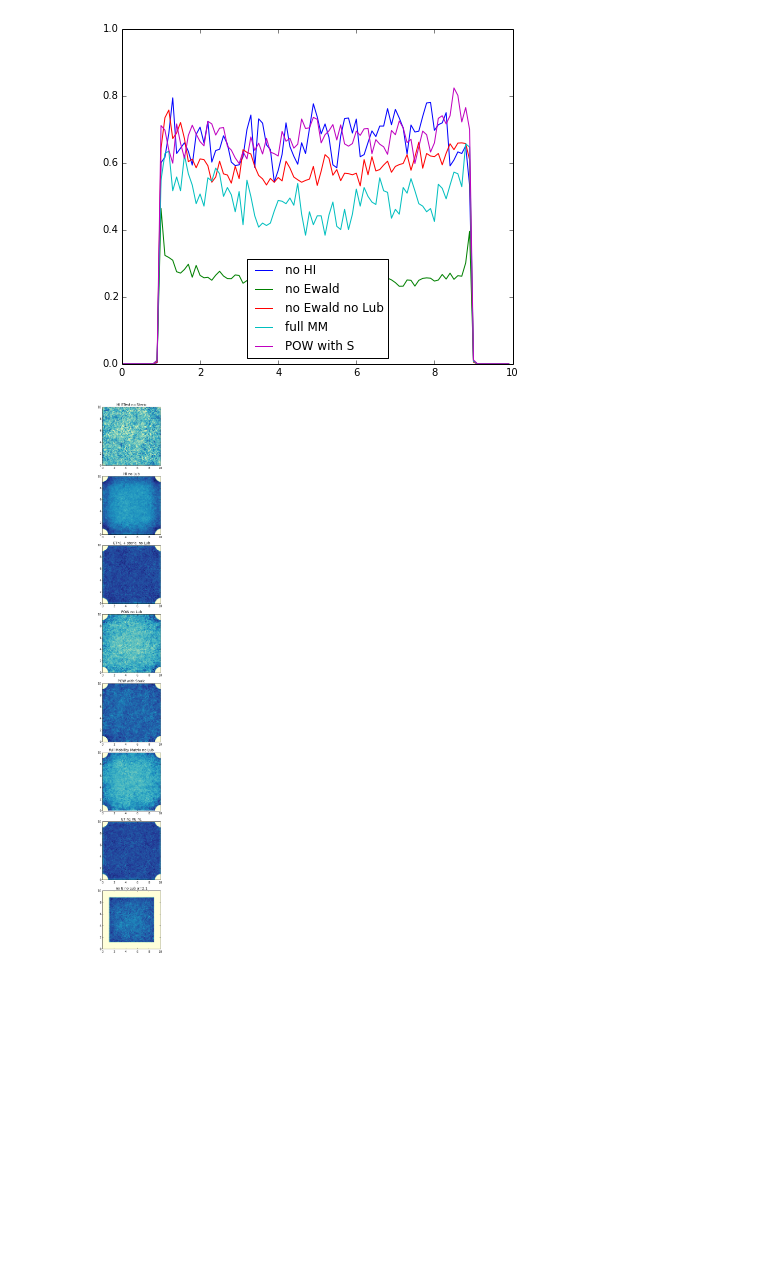
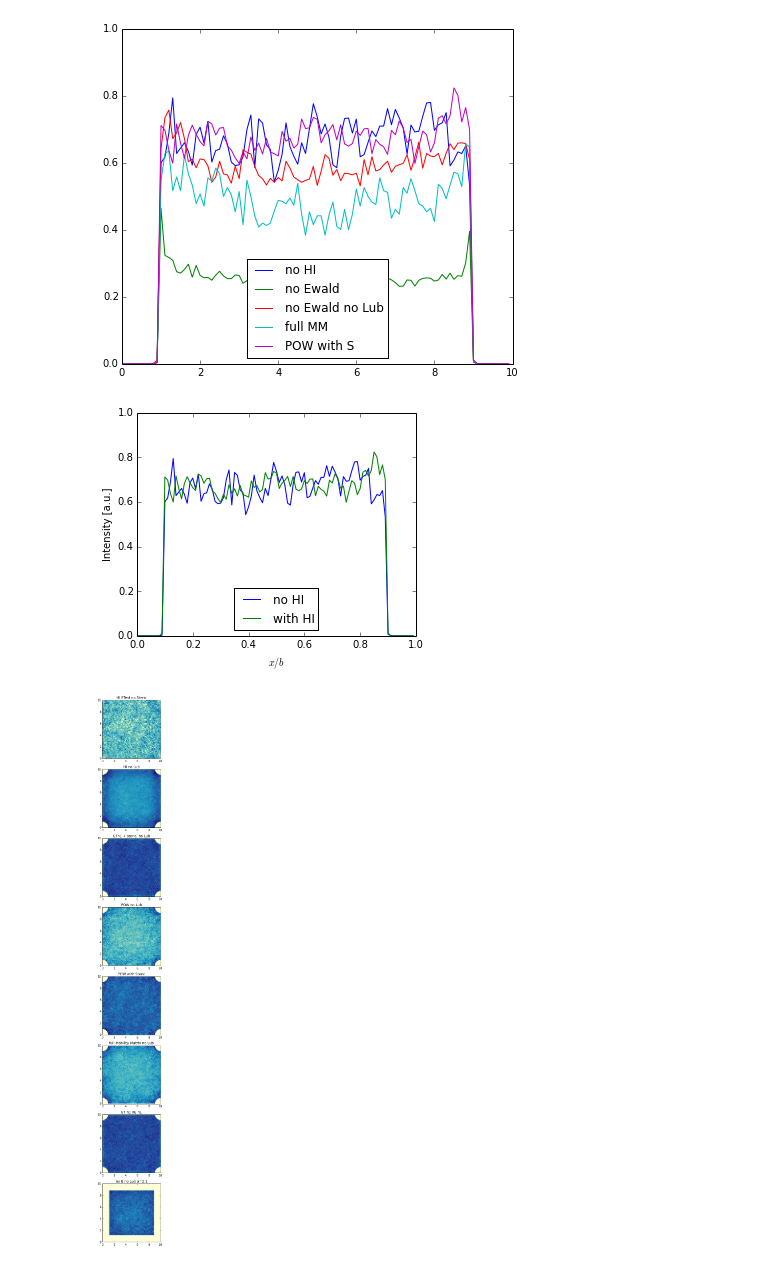
Before and after one commit to JohannHansing/iPythonNB, a Jupyter notebook: HIforBD/HistosForHI.ipynb, the cells around one changed output. Drawn from its saved outputs; the diff is of its cells as text; code cells hidden in the pictures; blank space fills up the shorter version.

```diff
--- a/HIforBD/HistosForHI.ipynb
+++ b/HIforBD/HistosForHI.ipynb
@@ -79,6 +82,7 @@ for x in diff_list:
 ['-asdfsadf']
 ['+asdfsaf']
 # %%
+N=100
 x = y =np.arange(0, 10, 10./N)
 z0=40
 ZHInEET=histodataNoEwaldET[0][z0]
@@ -129,6 +133,26 @@ plt.axis([0, 10, 0, 1])
 # %% [output]
 [0, 10, 0, 1]
 [figure]
+# %%
+x = y =np.arange(0, 1, 1./N)
+z0=30
+ZnHI=histodataNoHI[0][z0]
+ZHIPOW=histodataPOW[0][z0]
+
+
+
+plt.figure(figsize=(5,4))
+plt.plot(x,ZnHI,label='no HI')
+plt.plot(x,ZHIPOW,label='with HI')
+plt.legend(loc='lower center')
+plt.axis([0, 1., 0, 1])
+plt.xlabel("$x/b$")
+plt.ylabel("Intensity [a.u.]")
+pp = PdfPages('figures/HistoHI.pdf')
+pp.savefig(bbox_inches='tight')
+pp.close()
+# %% [output]
+[figure, added]
 # %%
 
 z0 = 10
```
Also changed, not shown: parts of 2 cells of this notebook, 7 other files.
